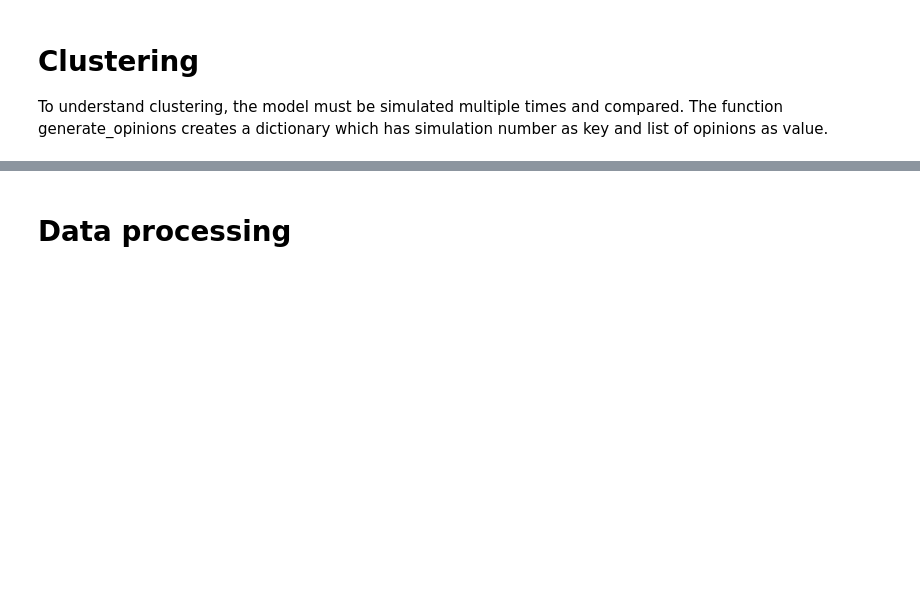
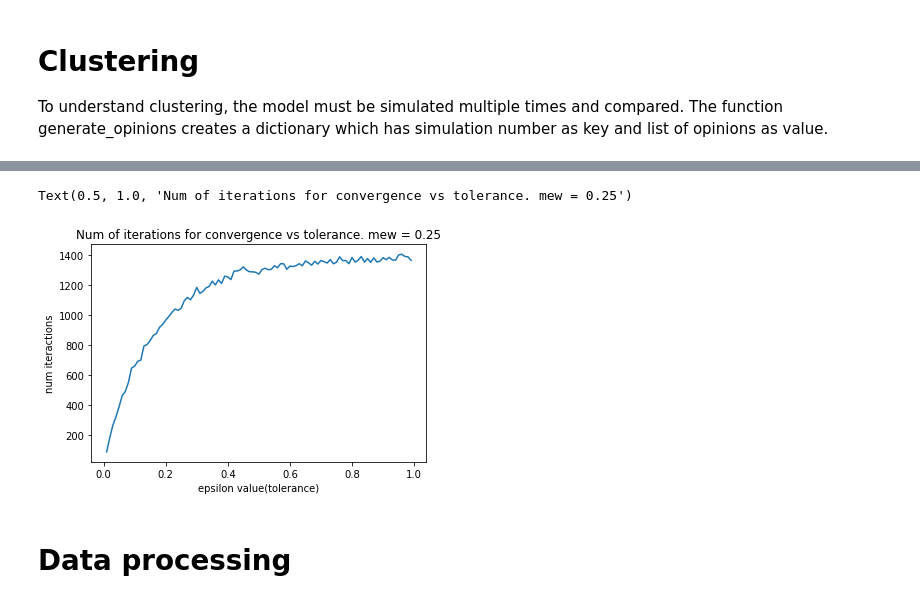
Before and after one commit to sidistic/Opinion-Dynamics-Independent-Research, a Jupyter notebook: Code/6. Convergence/BCM_convergence_limit.ipynb, the cells around one changed output, grey strips where cells are left out. Drawn from its saved outputs; the diff is of its cells as text; code cells hidden in the pictures; blank space fills up the shorter version.

```diff
--- a/Code/6. Convergence/BCM_convergence_limit.ipynb
+++ b/Code/6. Convergence/BCM_convergence_limit.ipynb
@@ -94 +133,9 @@ def generate_opinions(G, epsilon, mew, iterations, num_simulations):
+# %%
+plt.plot(epsilons,avg_convergence_iters)
+plt.ylabel("num iteractions")
+plt.xlabel("epsilon value(tolerance)")
+plt.title("Num of iterations for convergence vs tolerance. mew = 0.25")
+# %% [output]
+Text(0.5, 1.0, 'Num of iterations for convergence vs tolerance. mew = 0.25')
+[figure, added]
 # %%
```
Also changed, not shown: parts of 9 cells of this notebook, 8 other files.
